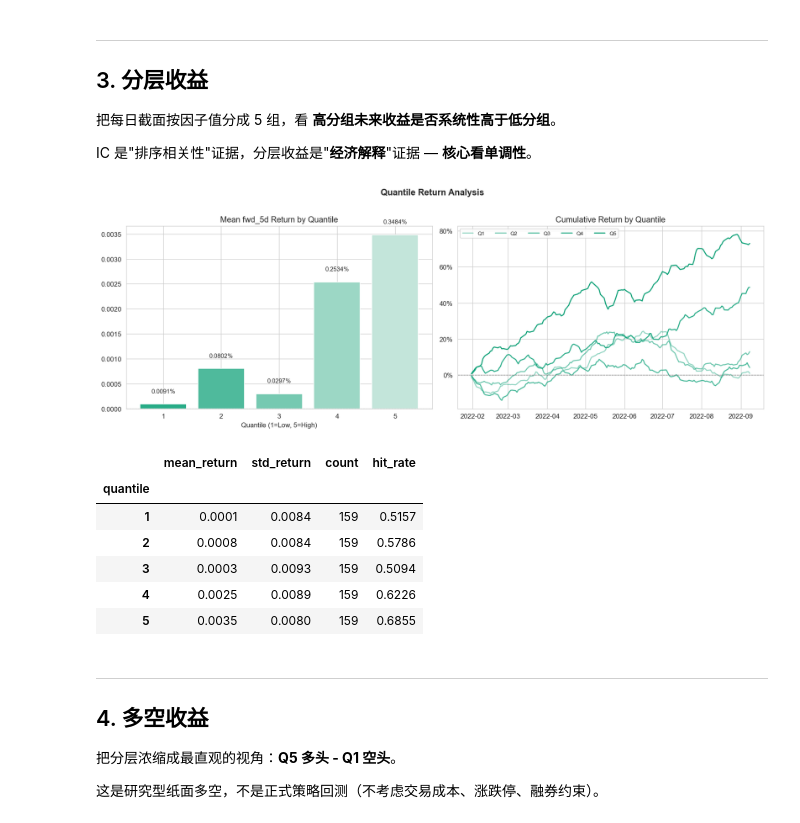
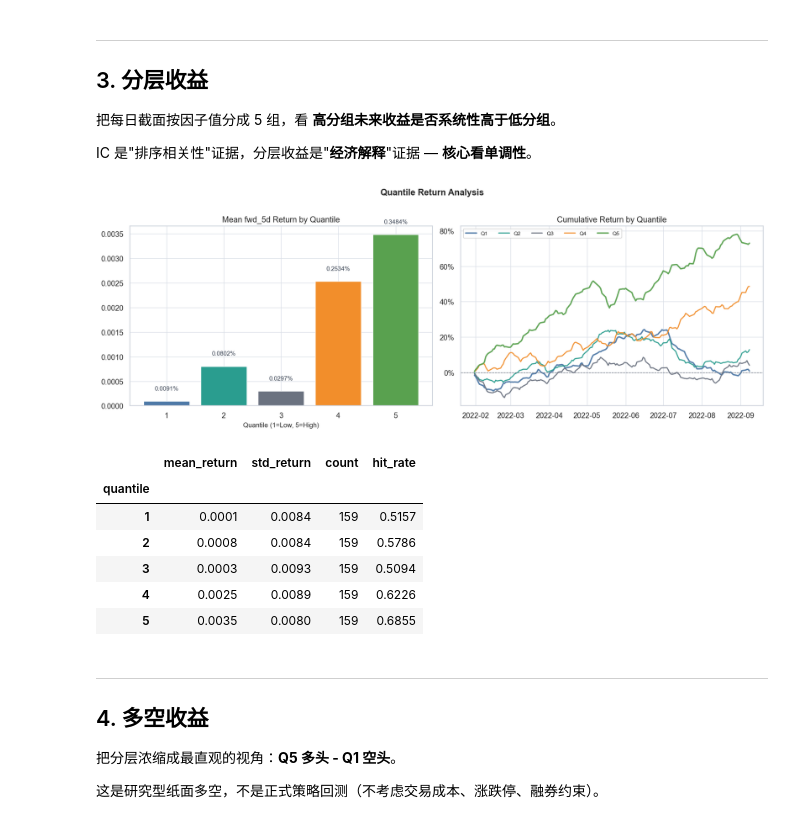
Before and after one commit to yangxiamike/ashare-factory, a Jupyter notebook: notebooks/01_single_factor_mvp.ipynb, the cells around one changed output. Cells and saved outputs as stored; diff of their text form; code cells hidden in the pictures.

```diff
--- a/notebooks/01_single_factor_mvp.ipynb
+++ b/notebooks/01_single_factor_mvp.ipynb
@@ -304,7 +320,7 @@ plt.show()
 
 IC 是"排序相关性"证据，分层收益是"**经济解释**"证据 — **核心看单调性**。
 # %%
-# ── 分层收益 ──
+# Quantile returns
 valid = df[df.universe & df["quantile"].notna() & df[FWD_COL].notna()]
 
 daily_q = (valid.groupby(["trade_date", "quantile"])[FWD_COL]
@@ -312,47 +328,45 @@ daily_q = (valid.groupby(["trade_date", "quantile"])[FWD_COL]
 
 q_summary = (daily_q.groupby("quantile")["avg_return"]
              .agg(["mean", "std", "count"])
              .rename(columns={"mean": "mean_return", "std": "std_return"}))
 q_summary["hit_rate"] = daily_q.groupby("quantile")["avg_return"].apply(
     lambda s: (s > 0).mean())
 
 q_pivot = daily_q.pivot(index="trade_date", columns="quantile", values="avg_return")
 q_cum = (1 + q_pivot.fillna(0)).cumprod() - 1
 
-# ── 图表 ──
 fig, axes = plt.subplots(1, 2, figsize=(14, 5))
 
-# 均收益柱状图
 ax = axes[0]
-colors = sns.light_palette(C[2], n_colors=N_QUANTILES + 2, reverse=True)[1:-1]
 bars = ax.bar(q_summary.index.astype(str), q_summary["mean_return"],
-              color=colors, edgecolor="white")
+              color=QUANTILE_COLORS, edgecolor="white", linewidth=0.8)
 for bar, val in zip(bars, q_summary["mean_return"]):
-    ax.text(bar.get_x() + bar.get_width()/2, bar.get_height() + 0.0002,
-            f"{val:.4%}", ha="center", va="bottom", fontsize=9)
-ax.axhline(0, color="gray", linestyle="--", linewidth=0.8)
+    offset = 0.0002 if val >= 0 else -0.0002
+    va = "bottom" if val >= 0 else "top"
+    ax.text(bar.get_x() + bar.get_width()/2, val + offset,
+            f"{val:.4%}", ha="center", va=va, fontsize=9, color="#374151")
+ax.axhline(0, color=COLORS["gray"], linestyle="--", linewidth=0.8)
 ax.set_title(f"Mean {FWD_COL} Return by Quantile")
 ax.set_xlabel("Quantile (1=Low, 5=High)")
 
-# 累计分层收益
 ax = axes[1]
 for q in range(1, N_QUANTILES + 1):
     if q in q_cum.columns:
-        alpha = 0.3 + 0.7 * (q / N_QUANTILES)
-        ax.plot(q_cum.index, q_cum[q], color=C[2], alpha=alpha,
-                linewidth=1.5, label=f"Q{q}")
-ax.axhline(0, color="gray", linestyle="--", linewidth=0.8)
+        ax.plot(q_cum.index, q_cum[q], color=QUANTILE_COLORS[q - 1],
+                linewidth=2.0 if q in (1, N_QUANTILES) else 1.6,
+                alpha=0.96, label=f"Q{q}")
+ax.axhline(0, color=COLORS["gray"], linestyle="--", linewidth=0.8)
 ax.set_title("Cumulative Return by Quantile")
-ax.legend(ncol=5, fontsize=8)
+ax.legend(ncol=5, fontsize=8, frameon=True)
 ax.yaxis.set_major_formatter(mticker.PercentFormatter(1.0))
 
 fig.suptitle("Quantile Return Analysis", fontweight="bold", y=1.02)
 plt.tight_layout()
 plt.show()
 
 display(q_summary)
 # %% [output]
-[figure, old version]
+[figure, new version]
 |  | mean_return | std_return | count | hit_rate |
 | quantile |  |  |  |  |
 | 1 | 0.0001 | 0.0084 | 159 | 0.5157 |
```
Also changed, not shown: parts of 7 cells of this notebook, 1 other file.
